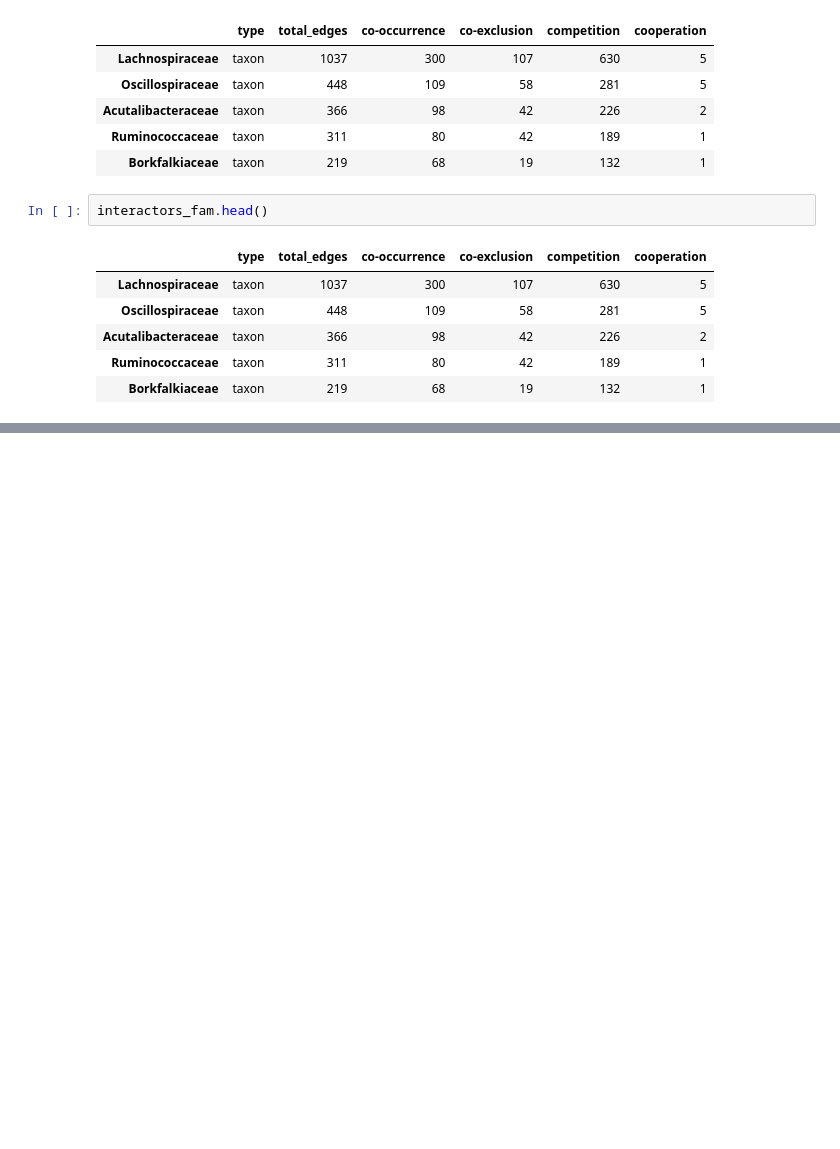
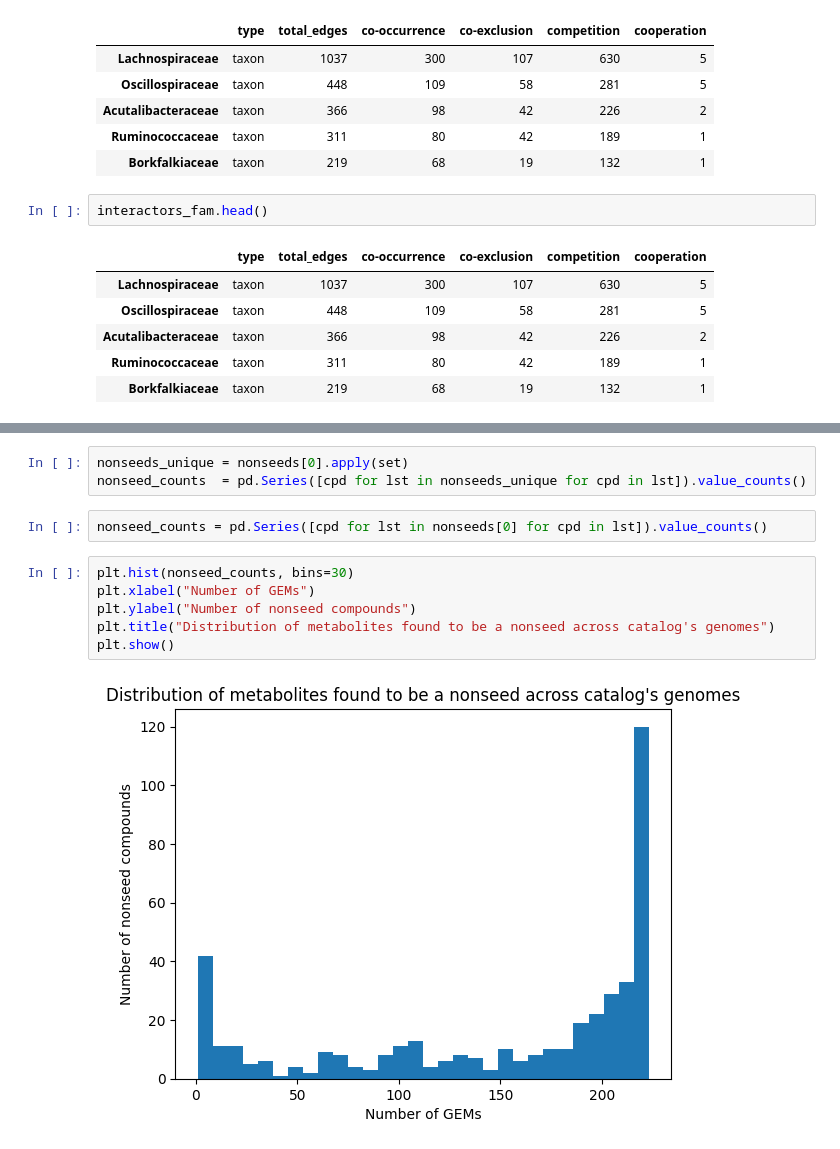
Before and after one commit to hariszaf/AMAC005_chicken_salmonella, a Jupyter notebook: microbetag_analysis/mtg_analysis.ipynb, the cells around one changed output, grey strips where cells are left out. Cells and saved outputs as stored; diff of their text form; blank space fills up the shorter version.

```diff
--- a/microbetag_analysis/mtg_analysis.ipynb
+++ b/microbetag_analysis/mtg_analysis.ipynb
@@ -1805,0 +1927,13 @@ interactors_fam.head()
+# %%
+nonseeds_unique = nonseeds[0].apply(set)
+nonseed_counts  = pd.Series([cpd for lst in nonseeds_unique for cpd in lst]).value_counts()
+# %%
+nonseed_counts = pd.Series([cpd for lst in nonseeds[0] for cpd in lst]).value_counts()
+# %%
+plt.hist(nonseed_counts, bins=30)
+plt.xlabel("Number of GEMs")
+plt.ylabel("Number of nonseed compounds")
+plt.title("Distribution of metabolites found to be a nonseed across catalog's genomes")
+plt.show()
+# %% [output]
+[figure, added]
```
Also changed, not shown: parts of 36 cells of this notebook, 31 other files.
